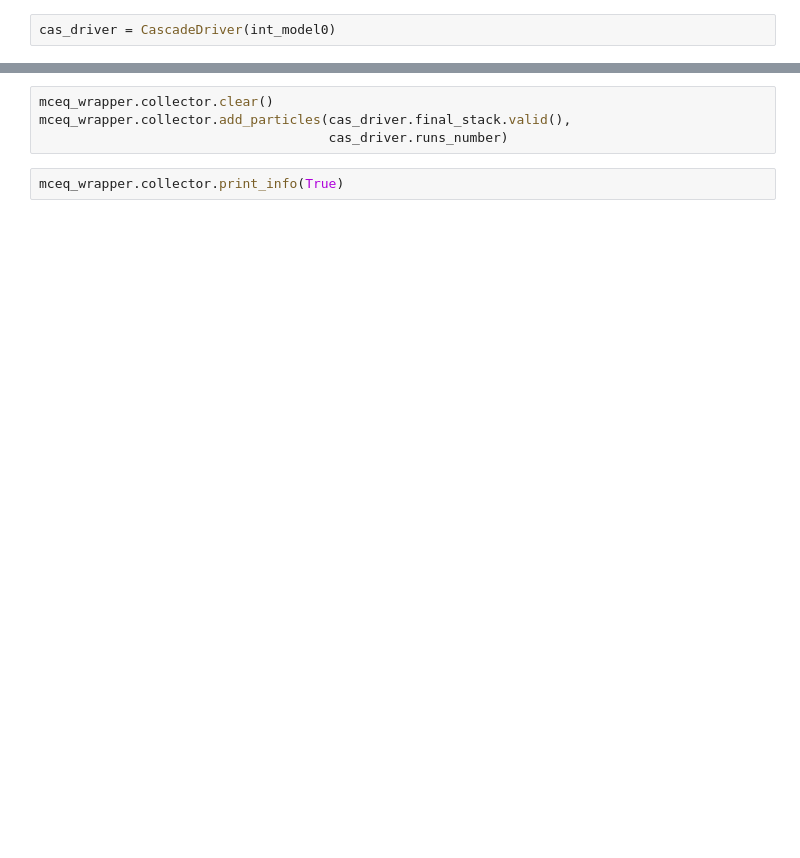
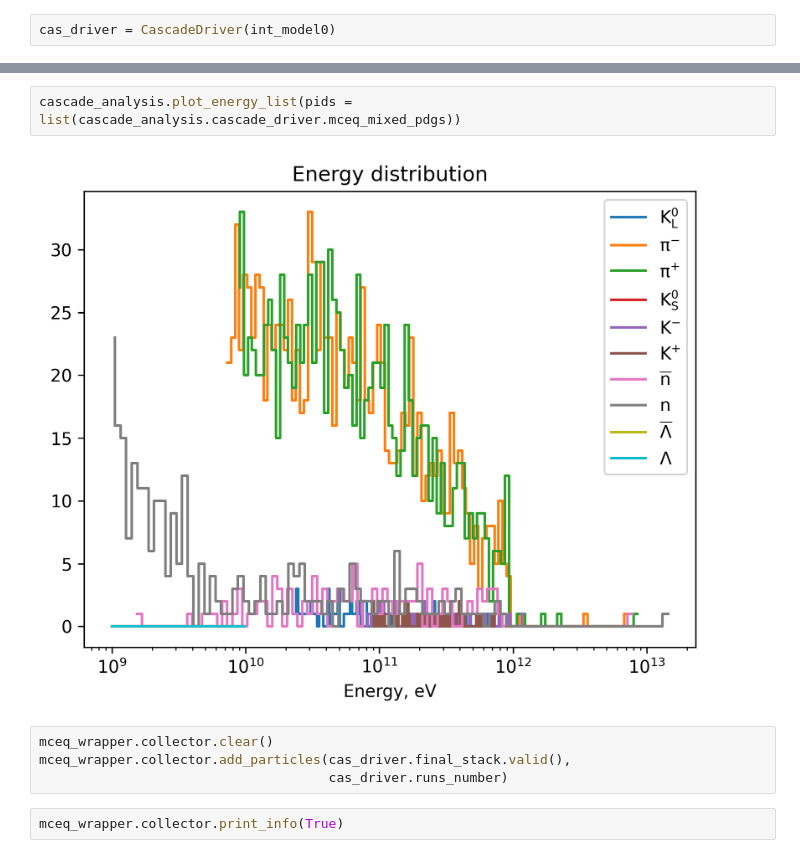
Before and after one commit to jncots/xmax_sigma, a Jupyter notebook: flincpy/scripts_02/01_histograms/06_cascade_integrate.ipynb, the cells around one changed output, grey strips where cells are left out. Cells and saved outputs as stored; diff of their text form; blank space fills up the shorter version.

```diff
--- a/flincpy/scripts_02/01_histograms/06_cascade_integrate.ipynb
+++ b/flincpy/scripts_02/01_histograms/06_cascade_integrate.ipynb
@@ -97,3 +89,7 @@ cascade_analysis.plot_energy_list(pids = [-11, 11, -12, 12, -13, 13, -14, 14,
+# %%
+cascade_analysis.plot_energy_list(pids = list(cascade_analysis.cascade_driver.mceq_mixed_pdgs))
+# %% [output]
+[figure, added]
 # %%
 mceq_wrapper.collector.clear()
 mceq_wrapper.collector.add_particles(cas_driver.final_stack.valid(),
```
Also changed, not shown: parts of 28 cells of this notebook, 2 other files.
